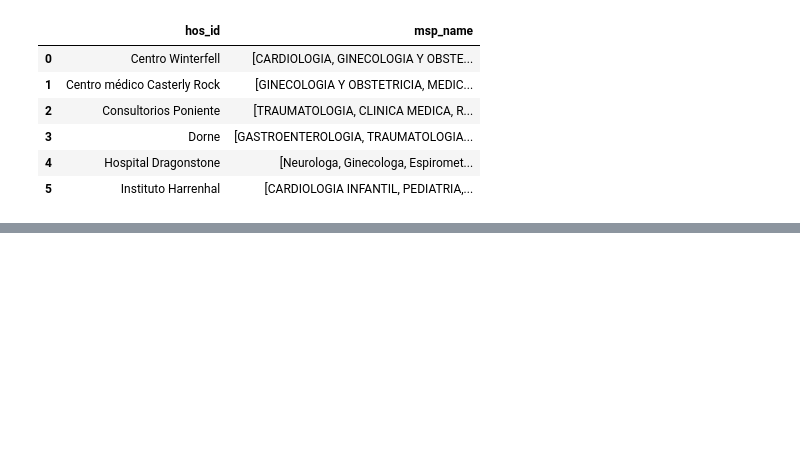
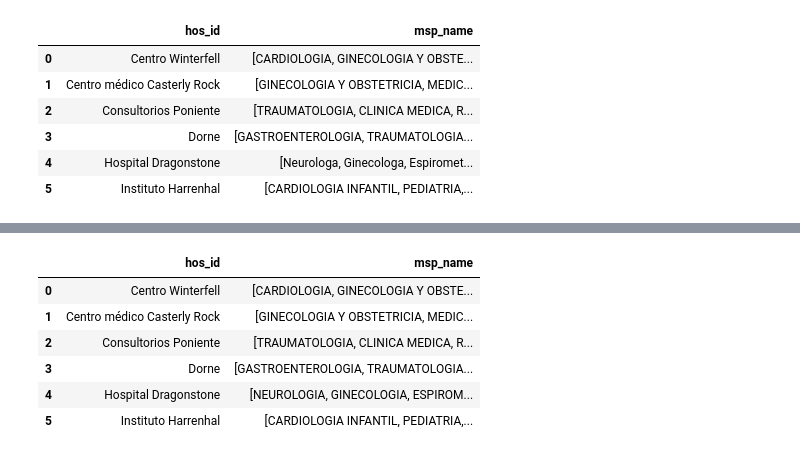
Before and after one commit to manufabregas/Dataset-Asistencia-a-turnos-m-dicos, a Jupyter notebook: TP 2/Práctico_2_Análisis_y_curación_de_datos.ipynb, the cells around one changed output, grey strips where cells are left out. Saved outputs shown, nothing was run; the diff lists cells and outputs as text; code cells hidden in the pictures; blank space fills up the shorter version.

```diff
--- a/TP 2/Práctico_2_Análisis_y_curación_de_datos.ipynb
+++ b/TP 2/Práctico_2_Análisis_y_curación_de_datos.ipynb
@@ -618,0 +631,11 @@ espec_unicas_por_hospital
+# %%
+espec_unicas_por_hospital = df_base.copy().groupby('hos_id')['msp_name'].unique().reset_index()
+espec_unicas_por_hospital
+# %% [output]
+|  | hos_id | msp_name |
+| 0 | Centro Winterfell | [CARDIOLOGIA, GINECOLOGIA Y OBSTE... |
+| 1 | Centro médico Casterly Rock | [GINECOLOGIA Y OBSTETRICIA, MEDIC... |
+| 2 | Consultorios Poniente | [TRAUMATOLOGIA, CLINICA MEDICA, R... |
+| 3 | Dorne | [GASTROENTEROLOGIA, TRAUMATOLOGIA... |
+| 4 | Hospital Dragonstone | [NEUROLOGIA, GINECOLOGIA, ESPIROM... |
+| 5 | Instituto Harrenhal | [CARDIOLOGIA INFANTIL, PEDIATRIA,... |
```
Also changed, not shown: parts of 10 cells of this notebook.
